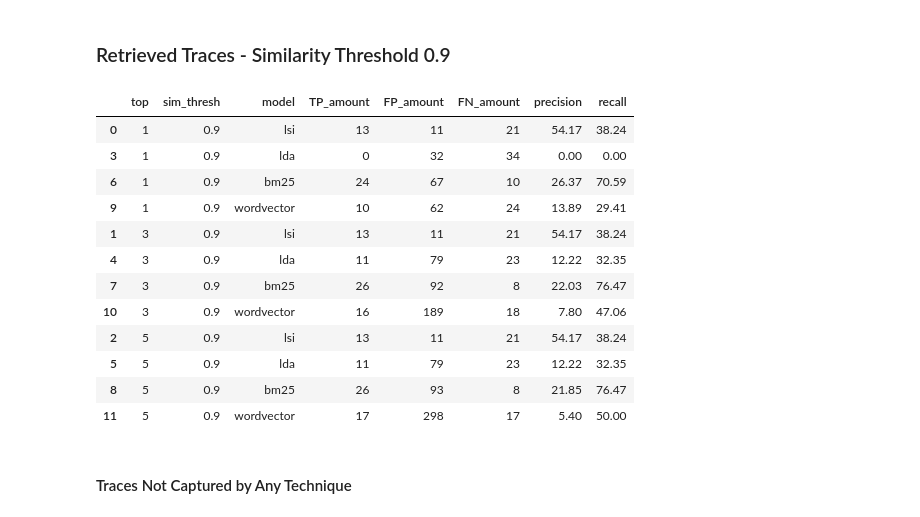
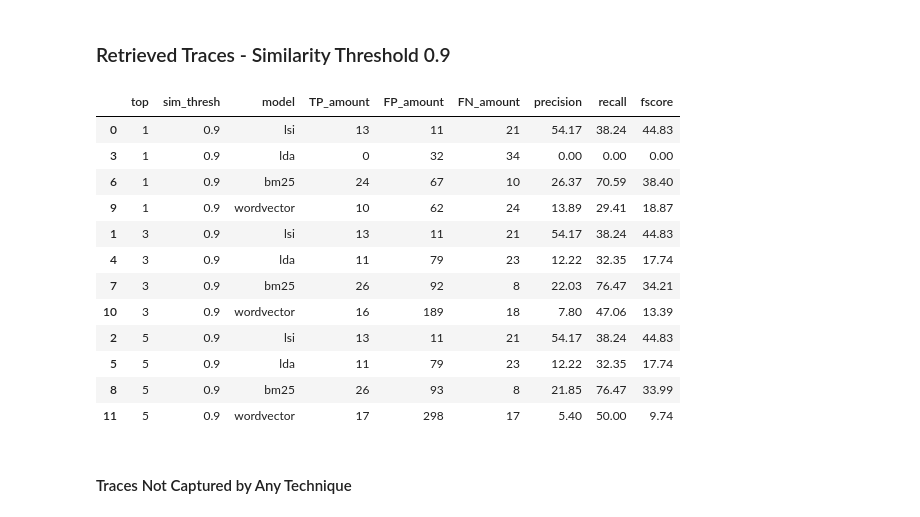
Before and after one commit to Pointpt/trace-link-recovery-study, a Jupyter notebook: notebooks/firefox_p2/feat_br_tracing/feat_br_runner.ipynb, the cells around one changed output. Cells and saved outputs as stored; diff of their text form; code cells hidden in the pictures.

```diff
--- a/notebooks/firefox_p2/feat_br_tracing/feat_br_runner.ipynb
+++ b/notebooks/firefox_p2/feat_br_tracing/feat_br_runner.ipynb
@@ -521,21 +521,21 @@ aux_functions.highlight_df(exp_vol_intersec_strat_runner.get_word2vec_model().ge
 ### Retrieved Traces - Similarity Threshold 0.9
 # %%
 retrieved_traces_df = aux_functions.get_retrieved_traces_df(oracle=exp_vol_intersec_strat_runner.get_oracle(), evals_df=evals_df_2, top_values=[1,3,5], sim_threshs=[0.9])
-retrieved_traces_df[['top','sim_thresh','model','TP_amount','FP_amount','FN_amount','precision','recall']].head(50)
+retrieved_traces_df[['top','sim_thresh','model','TP_amount','FP_amount','FN_amount','precision','recall','fscore']].head(50)
 # %% [output]
-|  | top | sim_thresh | model | TP_amount | FP_amount | FN_amount | precision | recall |
-| 0 | 1 | 0.9 | lsi | 13 | 11 | 21 | 54.17 | 38.24 |
-| 3 | 1 | 0.9 | lda | 0 | 32 | 34 | 0.00 | 0.00 |
-| 6 | 1 | 0.9 | bm25 | 24 | 67 | 10 | 26.37 | 70.59 |
-| 9 | 1 | 0.9 | wordvector | 10 | 62 | 24 | 13.89 | 29.41 |
-| 1 | 3 | 0.9 | lsi | 13 | 11 | 21 | 54.17 | 38.24 |
-| 4 | 3 | 0.9 | lda | 11 | 79 | 23 | 12.22 | 32.35 |
-| 7 | 3 | 0.9 | bm25 | 26 | 92 | 8 | 22.03 | 76.47 |
-| 10 | 3 | 0.9 | wordvector | 16 | 189 | 18 | 7.80 | 47.06 |
-| 2 | 5 | 0.9 | lsi | 13 | 11 | 21 | 54.17 | 38.24 |
-| 5 | 5 | 0.9 | lda | 11 | 79 | 23 | 12.22 | 32.35 |
-| 8 | 5 | 0.9 | bm25 | 26 | 93 | 8 | 21.85 | 76.47 |
-| 11 | 5 | 0.9 | wordvector | 17 | 298 | 17 | 5.40 | 50.00 |
+|  | top | sim_thresh | model | TP_amount | FP_amount | FN_amount | precision | recall | fscore |
+| 0 | 1 | 0.9 | lsi | 13 | 11 | 21 | 54.17 | 38.24 | 44.83 |
+| 3 | 1 | 0.9 | lda | 0 | 32 | 34 | 0.00 | 0.00 | 0.00 |
+| 6 | 1 | 0.9 | bm25 | 24 | 67 | 10 | 26.37 | 70.59 | 38.40 |
+| 9 | 1 | 0.9 | wordvector | 10 | 62 | 24 | 13.89 | 29.41 | 18.87 |
+| 1 | 3 | 0.9 | lsi | 13 | 11 | 21 | 54.17 | 38.24 | 44.83 |
+| 4 | 3 | 0.9 | lda | 11 | 79 | 23 | 12.22 | 32.35 | 17.74 |
+| 7 | 3 | 0.9 | bm25 | 26 | 92 | 8 | 22.03 | 76.47 | 34.21 |
+| 10 | 3 | 0.9 | wordvector | 16 | 189 | 18 | 7.80 | 47.06 | 13.39 |
+| 2 | 5 | 0.9 | lsi | 13 | 11 | 21 | 54.17 | 38.24 | 44.83 |
+| 5 | 5 | 0.9 | lda | 11 | 79 | 23 | 12.22 | 32.35 | 17.74 |
+| 8 | 5 | 0.9 | bm25 | 26 | 93 | 8 | 21.85 | 76.47 | 33.99 |
+| 11 | 5 | 0.9 | wordvector | 17 | 298 | 17 | 5.40 | 50.00 | 9.74 |
 # %% [markdown]
 #### Traces Not Captured by Any Technique
 # %%
```
Also changed, not shown: parts of 12 cells of this notebook, 1 other file.
